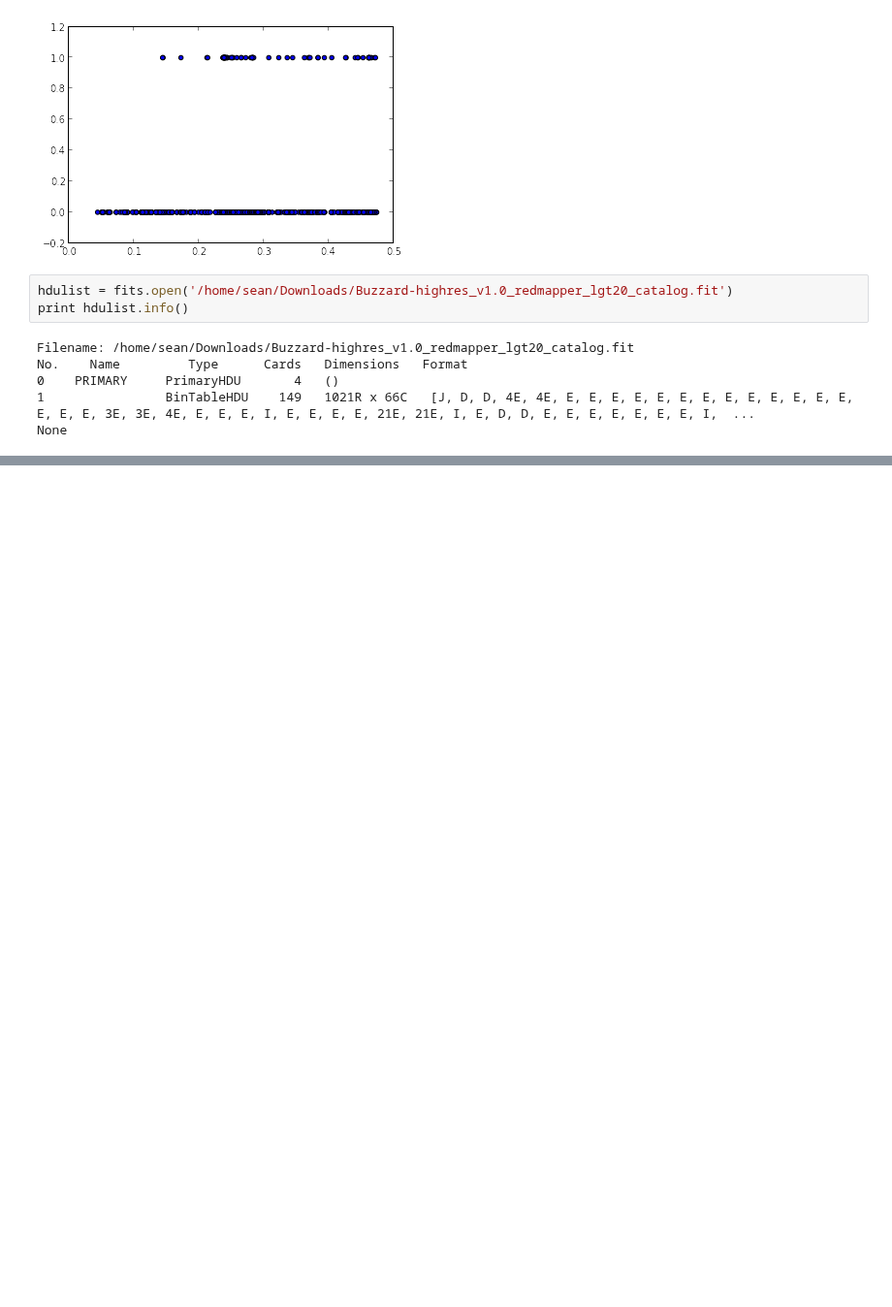
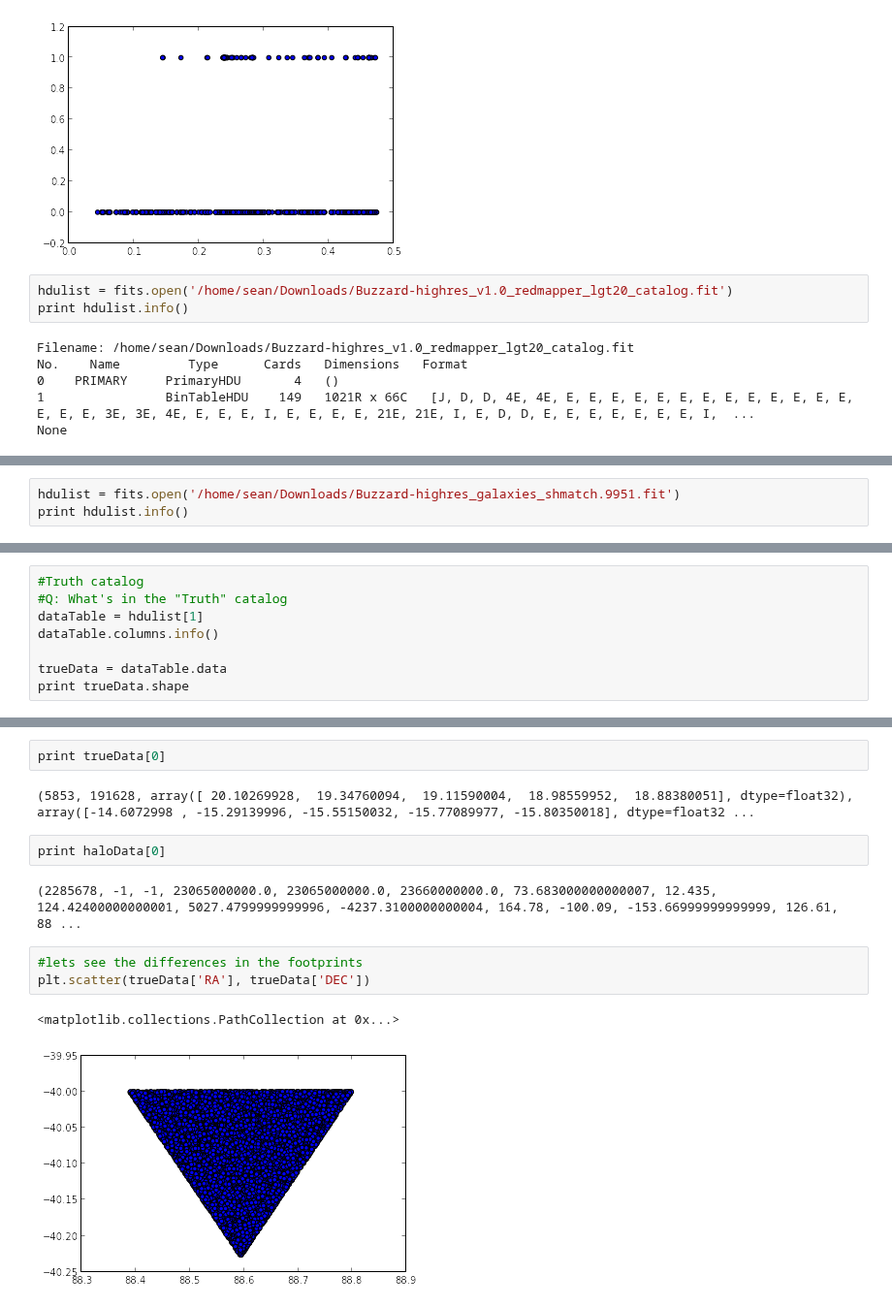
Before and after one commit to Ravirajadrangi/ClusterMassInference, a Jupyter notebook: Playing with Catalogs.ipynb, the cells around one changed output, grey strips where cells are left out. Shown at 97% size. Saved outputs shown, nothing was run; the diff lists cells and outputs as text; blank space fills up the shorter version.

```diff
--- a/Playing with Catalogs.ipynb
+++ b/Playing with Catalogs.ipynb
@@ -185,0 +229,3 @@ plt.plot(cl[:1000])
+# %%
+hdulist = fits.open('/home/sean/Downloads/Buzzard-highres_galaxies_shmatch.9951.fit')
+print hdulist.info()
@@ -185,0 +238,8 @@ plt.plot(cl[:1000])
+# %%
+#Truth catalog
+#Q: What's in the "Truth" catalog
+dataTable = hdulist[1]
+dataTable.columns.info()
+
+trueData = dataTable.data
+print trueData.shape
@@ -185,0 +266,14 @@ plt.plot(cl[:1000])
+# %%
+print trueData[0]
+# %% [output]
+(5853, 191628, array([ 20.10269928,  19.34760094,  19.11590004,  18.98559952,  18.88380051], dtype=float32), array([-14.6072998 , -15.29139996, -15.55150032, -15.77089977, -15.80350018], dtype=float32 ...
+# %%
+print haloData[0]
+# %% [output]
+(2285678, -1, -1, 23065000000.0, 23065000000.0, 23660000000.0, 73.683000000000007, 12.435, 124.42400000000001, 5027.4799999999996, -4237.3100000000004, 164.78, -100.09, -153.66999999999999, 126.61, 88 ...
+# %%
+#lets see the differences in the footprints
+plt.scatter(trueData['RA'], trueData['DEC'])
+# %% [output]
+<matplotlib.collections.PathCollection at 0x...>
+[figure, added]
```
Also changed, not shown: parts of 23 cells of this notebook.
